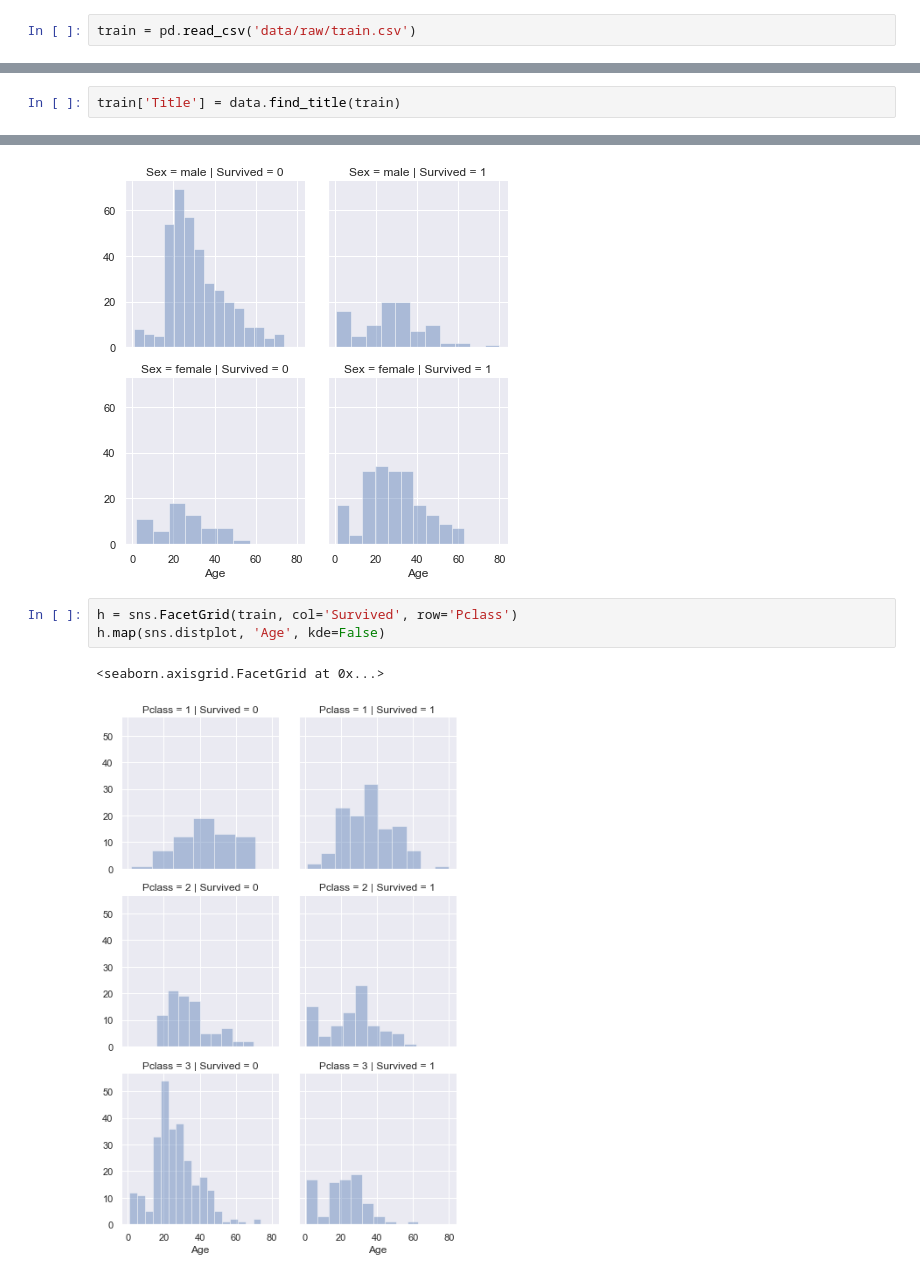
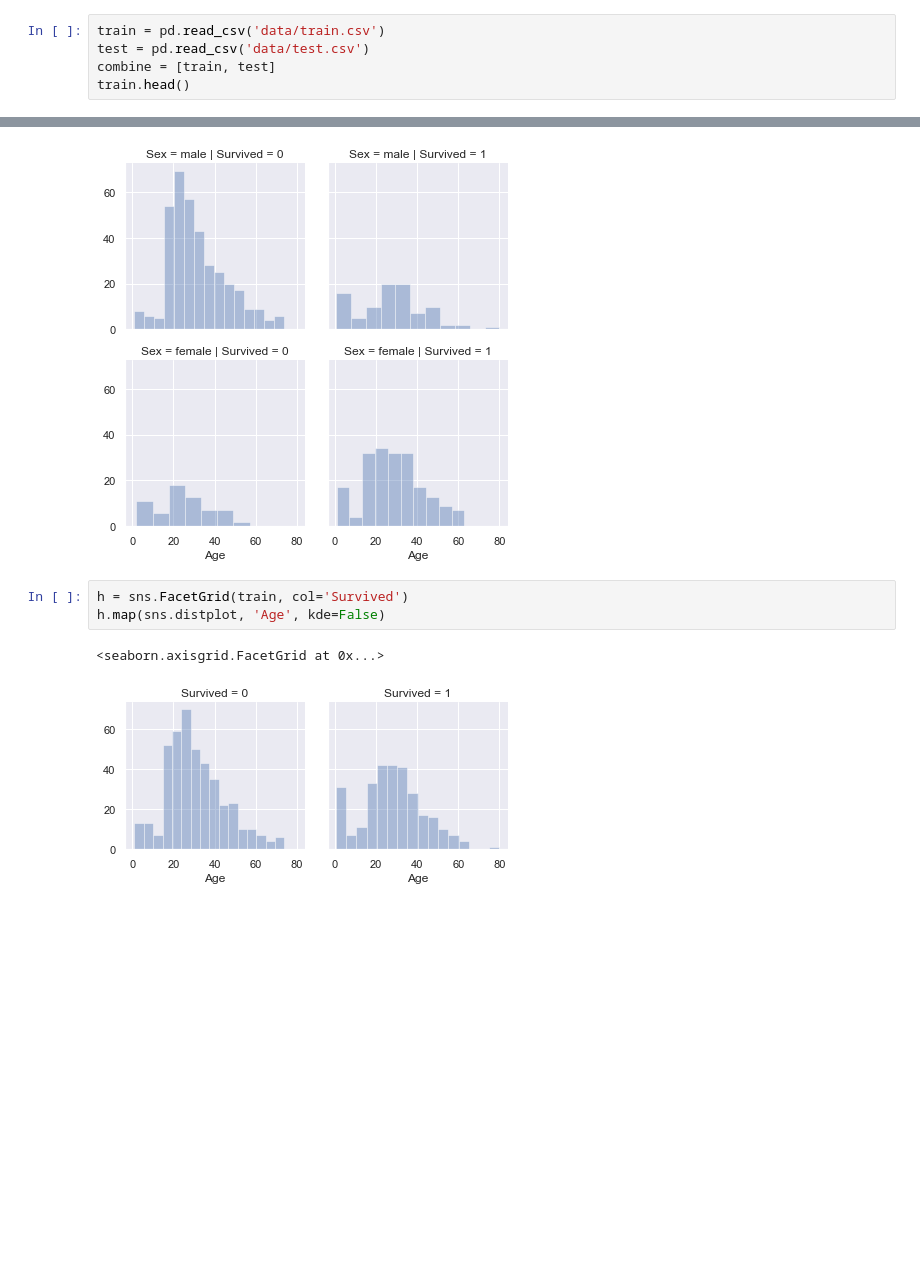
Before and after one commit to JamesLoughridge/titanic, a Jupyter notebook: notebook/exploration.ipynb, the cells around one changed output, grey strips where cells are left out. Cells and saved outputs as stored; diff of their text form; blank space fills up the shorter version.

```diff
--- a/notebook/exploration.ipynb
+++ b/notebook/exploration.ipynb
@@ -14,4 +12,7 @@ import data
 # Reading the data
 The first step will be to read in the data from data/raw/train.csv into a pandas dataframe.
 # %%
-train = pd.read_csv('data/raw/train.csv')
+train = pd.read_csv('data/train.csv')
+test = pd.read_csv('data/test.csv')
+combine = [train, test]
+train.head()
@@ -64,5 +68,3 @@ train['Name'].sample(n=20)
 Name: Name, dtype: object
 # %% [markdown]
 Every passenger seems to have a title attached to them. Next I will make a separate column containing their titles. Titles like mlle and mme are just french equivalents if ms. There are several titles such as Major or Captain that are rare so we can move all of those into their own rare title class.
-# %%
-train['Title'] = data.find_title(train)
@@ -111,8 +122,8 @@ g.map(sns.distplot, 'Age', kde=False)
 <seaborn.axisgrid.FacetGrid at 0x...>
 [figure]
 # %%
-h = sns.FacetGrid(train, col='Survived', row='Pclass')
+h = sns.FacetGrid(train, col='Survived')
 h.map(sns.distplot, 'Age', kde=False)
 # %% [output]
 <seaborn.axisgrid.FacetGrid at 0x...>
-[figure, old version]
+[figure, new version]
```
Also changed, not shown: parts of 20 cells of this notebook, 5 other files.
